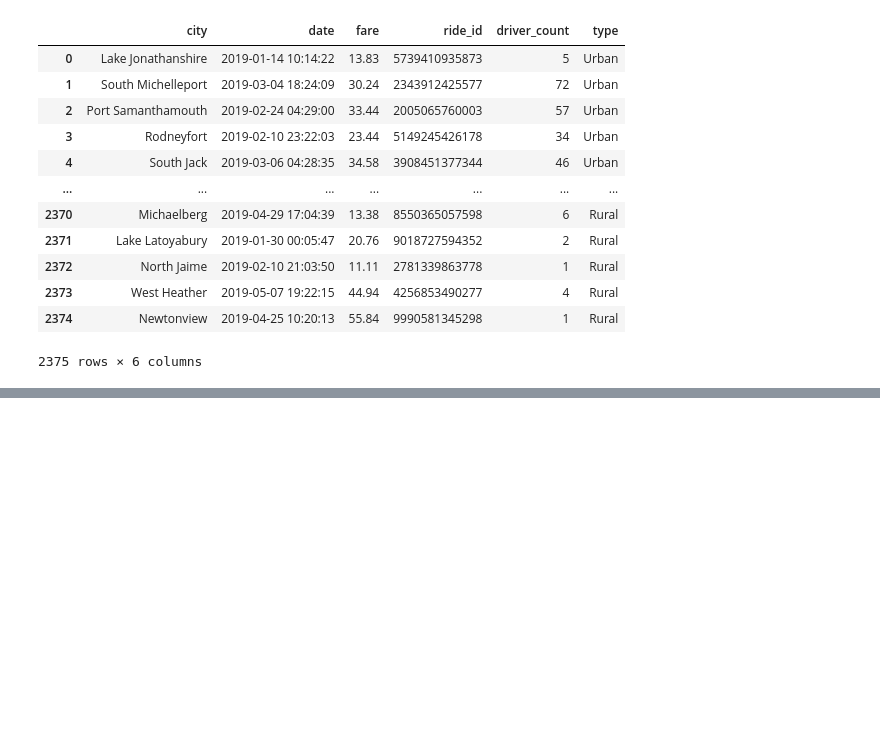
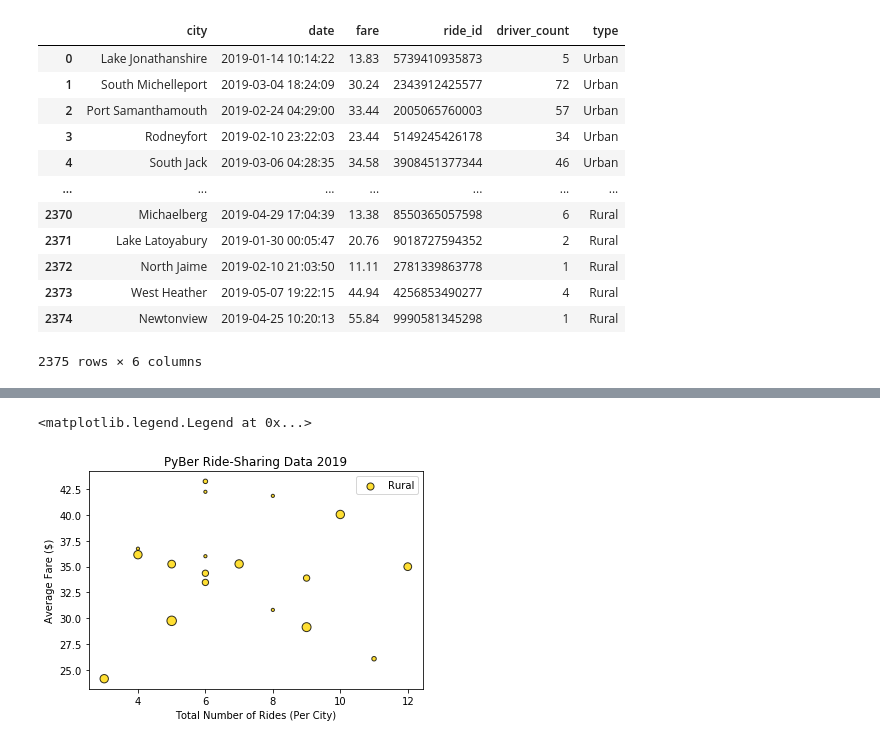
Before and after one commit to willmino/Pyber_Analysis, a Jupyter notebook: Pyber.ipynb, the cells around one changed output, grey strips where cells are left out. Cells and saved outputs as stored; diff of their text form; code cells hidden in the pictures; blank space fills up the shorter version.

```diff
--- a/Pyber.ipynb
+++ b/Pyber.ipynb
@@ -97,0 +138,5 @@ pyber_df
+# %%
+#make the rural cities dataframe based on the pyber_df merged dataframe
+rural_cities_df = pyber_df[pyber_df["type"]=="Rural"]
+
+rural_cities_df.head()
@@ -97,0 +203,4 @@ pyber_df
+# %%
+rural_ride_count = rural_cities_df.groupby(["city"]).count()[["ride_id"]]
+
+rural_ride_count
@@ -97,0 +271,4 @@ pyber_df
+# %%
+rural_average_fare = rural_cities_df.groupby(["city"]).mean()[["fare"]]
+
+rural_average_fare
@@ -97,0 +341,6 @@ pyber_df
+# %%
+#rural average number drivers for each city that is underneath the city type umbrella of rural
+
+rural_average_drivers = rural_cities_df.groupby(["city"]).mean()[["driver_count"]]
+
+rural_average_drivers
@@ -97,0 +412,19 @@ pyber_df
+# %%
+#rural cities bubble plot
+
+xrural = rural_ride_count
+yrural = rural_average_fare
+bubrural = rural_average_drivers
+
+plt.xlabel("Total Number of Rides (Per City)")
+plt.ylabel("Average Fare ($)")
+plt.title("PyBer Ride-Sharing Data 2019")
+
+plt.scatter(xrural,yrural,s=10*bubrural, c="gold",
+      edgecolor="black", linewidths=1,
+      alpha=0.8, label="Rural")
+
+plt.legend()
+# %% [output]
+<matplotlib.legend.Legend at 0x...>
+[figure, added]
```
Also changed, not shown: parts of 19 cells of this notebook, 1 other file.
